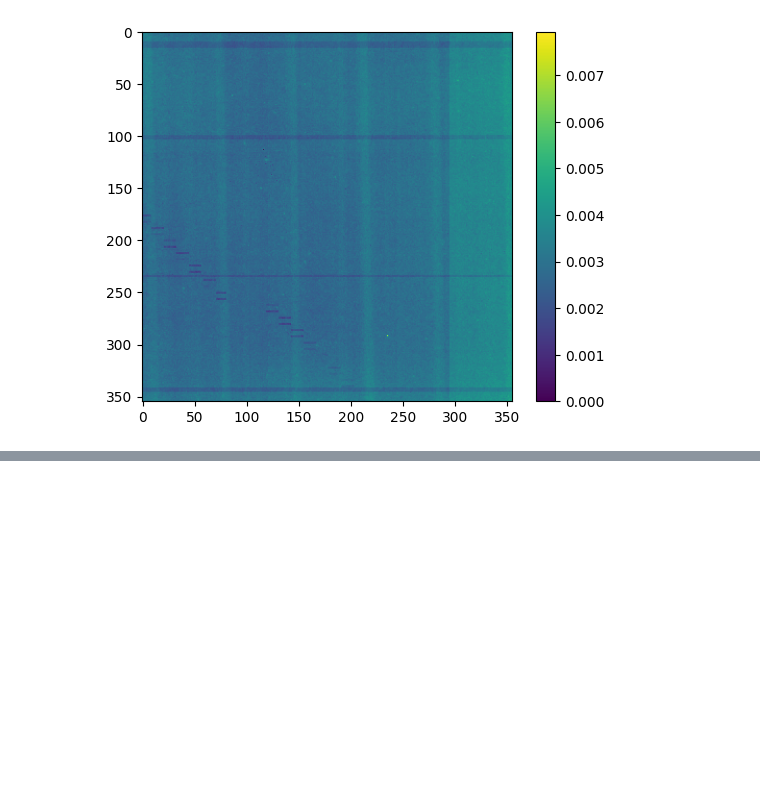
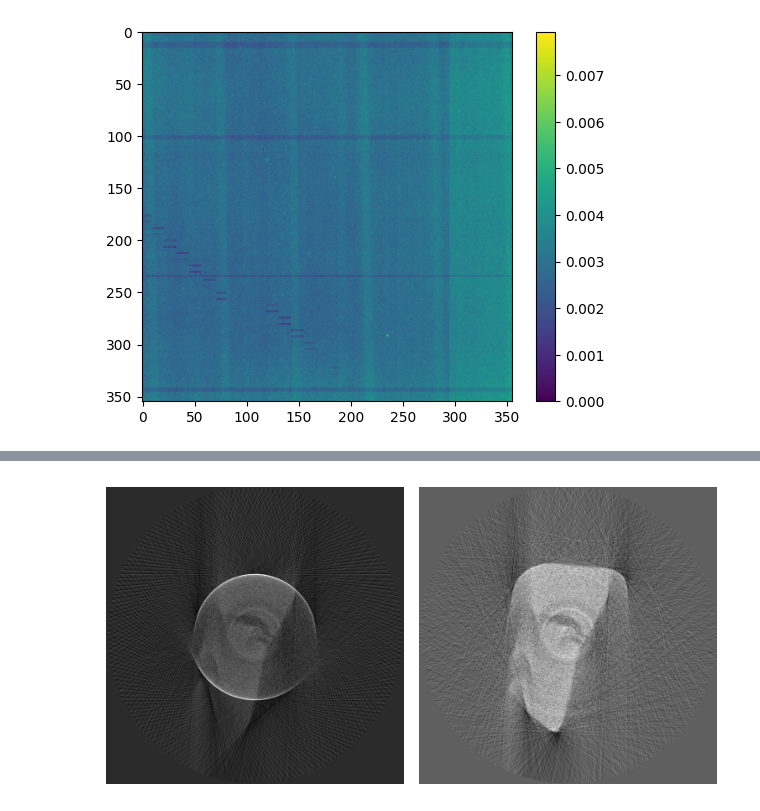
Before and after one commit to caramosparra/bachelor-thesis, a Jupyter notebook: preparation.ipynb, the cells around one changed output, grey strips where cells are left out. Cells and saved outputs as stored; diff of their text form; code cells hidden in the pictures; blank space fills up the shorter version.

```diff
--- a/preparation.ipynb
+++ b/preparation.ipynb
@@ -231,13 +231,13 @@ for i in range(Z_final.shape[0]):
 # %% [markdown]
 ### Ignore: Some more analysis
 # %%
-FB = np.zeros((Z_prime.shape[1],Z_prime.shape[1],Z_prime.shape[0]))
-for i in range(Z_prime.shape[0]):
-    S = np.squeeze(Z_prime[i,:,:])
-    FB[:,:,i] = iradon(S, theta=theta)
+# FB = np.zeros((Z_prime.shape[1],Z_prime.shape[1],Z_prime.shape[0]))
+# for i in range(Z_prime.shape[0]):
+#     S = np.squeeze(Z_prime[i,:,:])
+#     FB[:,:,i] = iradon(S, theta=theta)
 # %%
-FB_corr = np.zeros((Z_corr_prime.shape[1],Z_corr_prime.shape[1],Z_corr_prime.shape[0]))
-for i in range(Z_corr_prime.shape[0]):
-    S = np.squeeze(Z_corr_prime[i,:,:])
-    FB_corr[:,:,i] = iradon(S, theta=theta)
+# FB_corr = np.zeros((Z_corr_prime.shape[1],Z_corr_prime.shape[1],Z_corr_prime.shape[0]))
+# for i in range(Z_corr_prime.shape[0]):
+#     S = np.squeeze(Z_corr_prime[i,:,:])
+#     FB_corr[:,:,i] = iradon(S, theta=theta)
 # %%
@@ -273,0 +285,7 @@ plt.colorbar()
+# %%
+theta = np.linspace(0.,180.,Z.shape[2], endpoint=False)
+
+FB_final_cutout = np.zeros((Z_final_cutout.shape[1],Z_final_cutout.shape[1],Z_final_cutout.shape[0]))
+for i in range(Z_final_cutout.shape[0]):
+    S = np.squeeze(Z_final_cutout[i,:,:])
+    FB_final_cutout[:,:,i] = iradon(S, theta=theta)
@@ -273,0 +299,14 @@ plt.colorbar()
+# %%
+fig, axs = plt.subplots(1, 2)
+axs[0].imshow(FB_final_cutout[:,:,150],cmap='grey')
+axs[1].imshow(FB_final[:,:,150],cmap='grey')
+
+for ax in axs.flat:
+    ax.axis("off")
+
+plt.subplots_adjust(hspace=0.000001, wspace=0.1)
+
+plt.tight_layout()
+plt.show()
+# %% [output]
+[figure, added]
```
Also changed, not shown: parts of 7 cells of this notebook.
